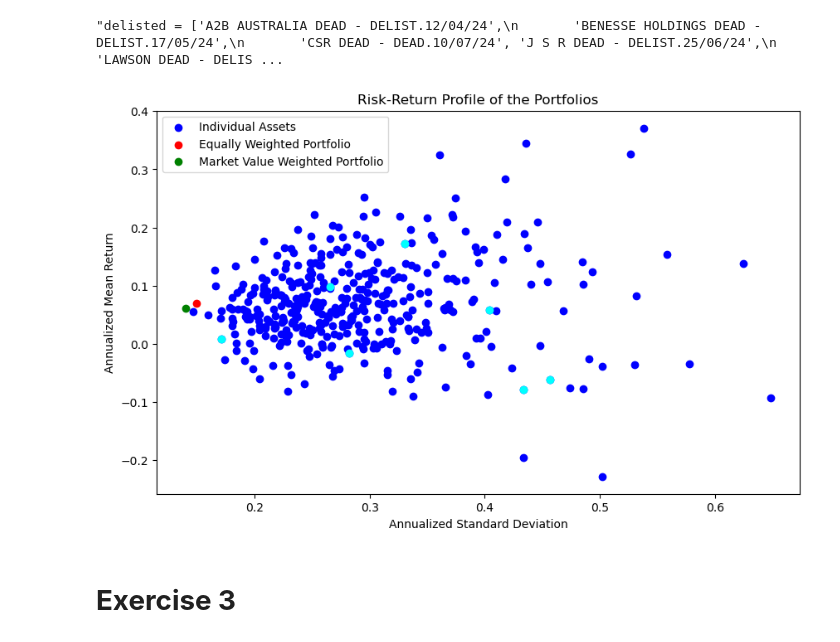
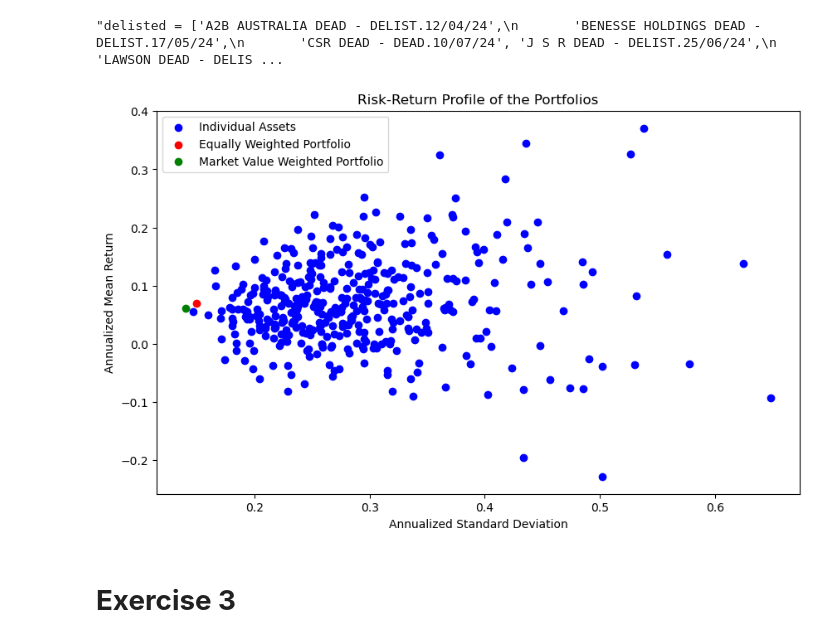
Before and after one commit to gr-oll/susFin, a Jupyter notebook: 01_Final3.ipynb, the cells around one changed output. Drawn from its saved outputs; the diff is of its cells as text; code cells hidden in the pictures.

```diff
--- a/01_Final3.ipynb
+++ b/01_Final3.ipynb
@@ -315,25 +315,26 @@ annualization = annualization.reset_index()
 # %%
 # Define the list of delisted companies
 delisted = ['A2B AUSTRALIA DEAD - DELIST.12/04/24',
 			'BENESSE HOLDINGS DEAD - DELIST.17/05/24',
 			'CSR DEAD - DEAD.10/07/24',
 			'J S R DEAD - DELIST.25/06/24',
 			'LAWSON DEAD - DELIST.24/07/24',
 			'SBI SHINSEI BANKLIMITED DEAD - DELIST.28/09/23',
 			'TOSHIBA DEAD - DELIST.20/12/23']
 
 plt.figure(figsize=(10, 6))
 plt.scatter(annualization['annualized_std'], annualization['annualized_mean'], color='blue', label='Individual Assets')
-plt.scatter(annualization[annualization['Name'].isin(delisted)]['annualized_std'], annualization[annualization['Name'].isin(delisted)]['annualized_mean'], color='cyan')
+#plt.scatter(annualization[annualization['Name'].isin(delisted)]['annualized_std'], annualization[annualization['Name'].isin(delisted)]['annualized_mean'], color='cyan')
 plt.scatter(ew_ann_std, ew_ann_ret, color='red', label='Equally Weighted Portfolio')
 plt.scatter(mw_ann_std, mw_ann_ret, color='green', label='Market Value Weighted Portfolio')
 plt.xlabel('Annualized Standard Deviation')
 plt.ylabel('Annualized Mean Return')
 plt.title('Risk-Return Profile of the Portfolios')
 plt.legend()
+plt.savefig('riskreturn.png')
 plt.show()
 # %% [output]
-[figure, old version]
+[figure, new version]
 # %% [markdown]
 # **Exercise 3**
 # %%
```
Also changed, not shown: parts of 8 cells of this notebook.
